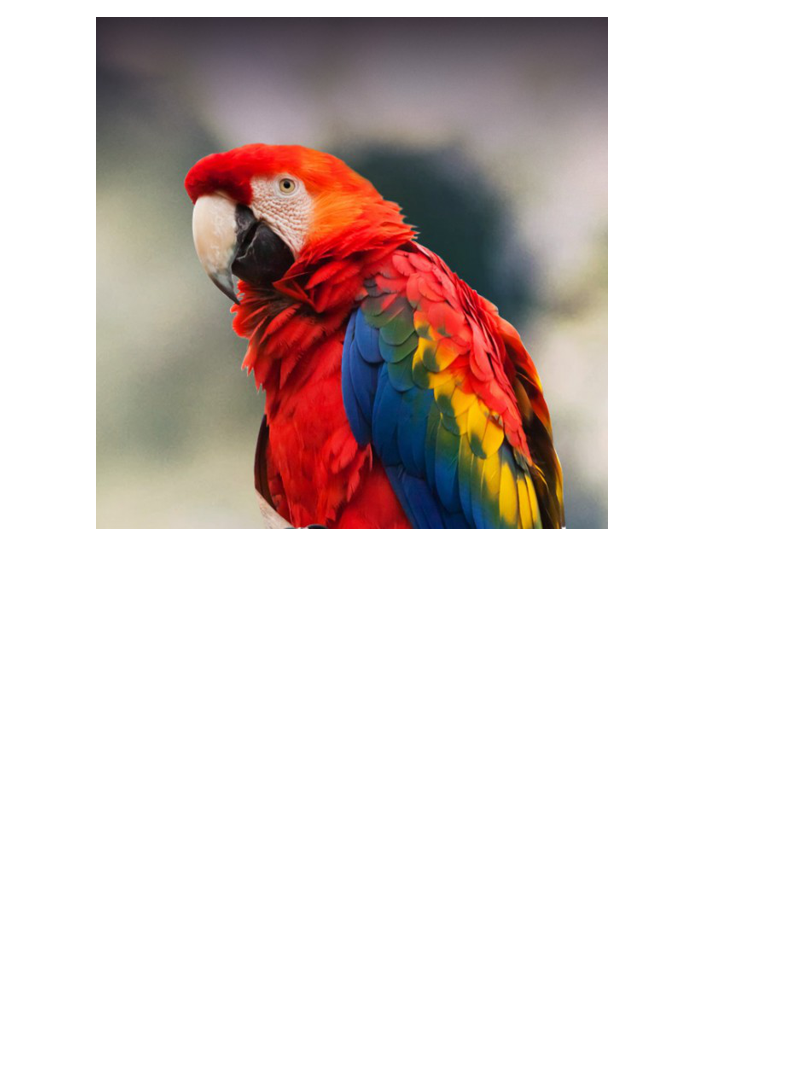
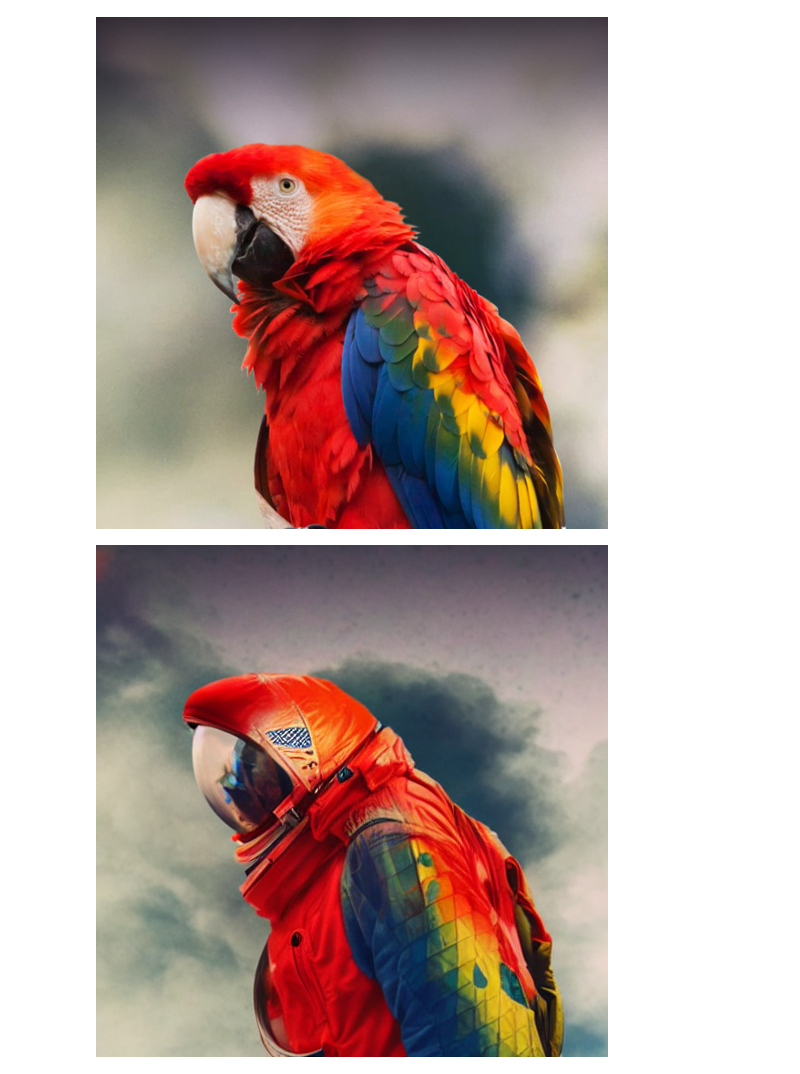
Before and after one commit to daspartho/MagicMix, a Jupyter notebook: MagicMIx.ipynb, the cells around one changed output. Saved outputs shown, nothing was run; the diff lists cells and outputs as text; code cells hidden in the pictures; blank space fills up the shorter version.

```diff
--- a/MagicMIx.ipynb
+++ b/MagicMIx.ipynb
@@ -2,0 +65,12 @@
+# %%
+def encode(img):
+    with torch.no_grad():
+        latent = vae.encode(tfms.ToTensor()(img).unsqueeze(0).to("cuda").half()*2-1)
+        latent = 0.18215 * latent.latent_dist.sample()
+    return latent
+
+def show_img(img):
+    img = (img / 2 + 0.5).clamp(0, 1)
+    img = img.detach().cpu().permute(0, 2, 3, 1).numpy()
+    img = (img * 255).round().astype("uint8")
+    display.display(Image.fromarray(img[0]))
@@ -14,3 +116,66 @@ img = Image.open('test.jpg').resize((512, 512))
 display.display(img)
 # %% [output]
 [figure]
+# %%
+prompt = 'astronaut'
+steps=50
+kmin=40
+kmax=30
+seed=42
+guidance_scale=7.5
+v=0.5
+
+text_embeddings = prep_text(prompt)
+
+scheduler.set_timesteps(steps)
+
+width, height = img.size
+encoded = encode(img)
+
+torch.manual_seed(seed)
+noise = torch.randn(
+    (1,unet.in_channels,height // 8,width // 8),
+).to("cuda").half()
+
+latents = scheduler.add_noise(
+    encoded,
+    noise,
+    timesteps=scheduler.timesteps[kmax]
+)
+
+for i, t in enumerate(tqdm(scheduler.timesteps)):
+    if i > kmax:
+        if i < kmin:
+            orig_latents = scheduler.add_noise(
+                encoded,
+                noise,
+                timesteps=t
+            )
+
+            input = (v*latents) + (1-v)*orig_latents
+            input = torch.cat([input]*2)
+
+        else:
+            input = torch.cat([latents]*2)
+
+        input = scheduler.scale_model_input(input, t)
+
+        with torch.no_grad():
+            pred = unet(
+                input,
+                t,
+                encoder_hidden_states=text_embeddings,
+            ).sample
+
+        pred_uncond, pred_text = pred.chunk(2)
+        pred = pred_uncond + guidance_scale * (pred_text - pred_uncond)
+
+        latents = scheduler.step(pred, t, latents).prev_sample
+
+latents = (1 / 0.18215) * latents
+with torch.no_grad():
+    out_img = vae.decode(latents).sample
+
+show_img(out_img)
+# %% [output]
+[figure, added]
```
Also changed, not shown: parts of 5 cells of this notebook.
